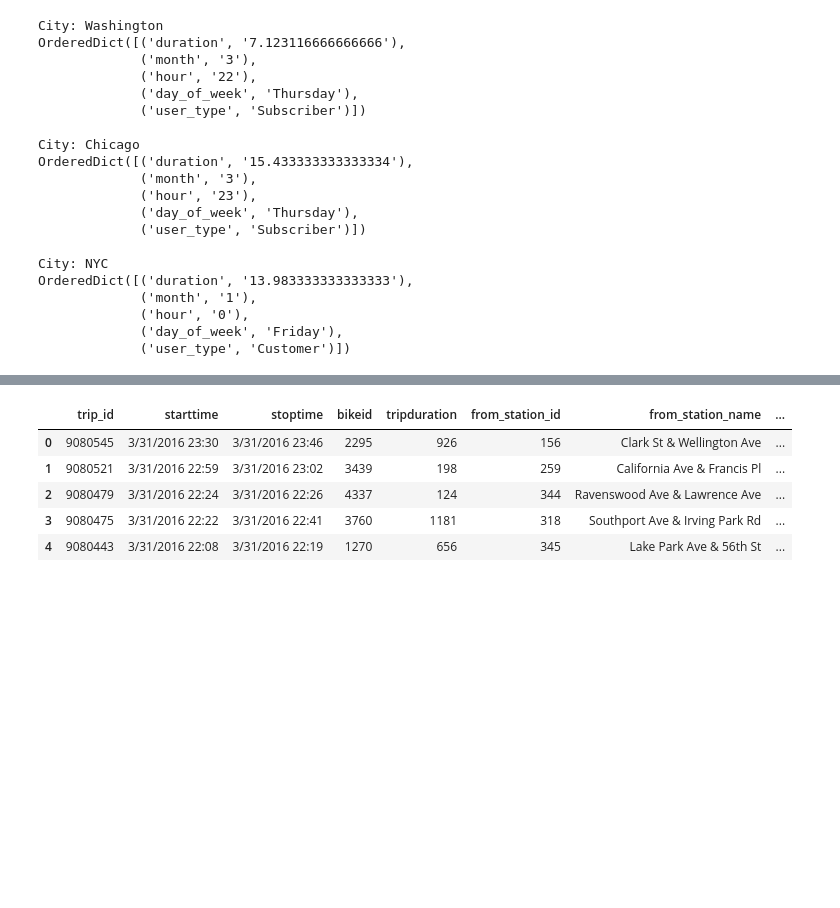
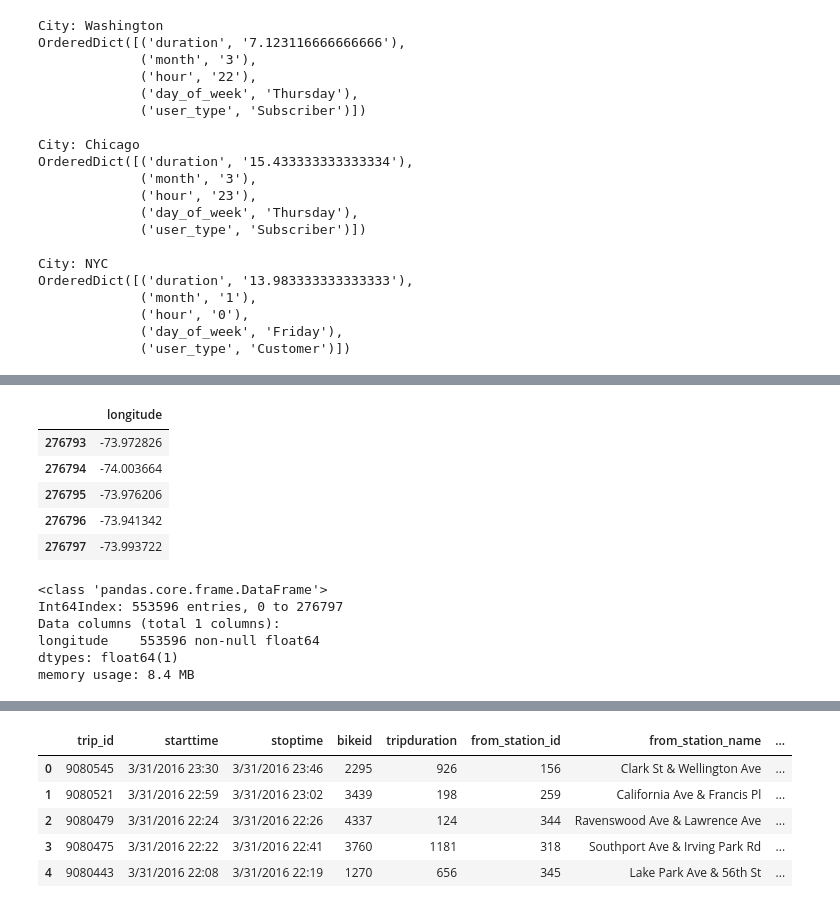
Before and after one commit to manuelfreude/bikeshare-NYC-geo-streams, a Jupyter notebook: Bike_Share_Analysis_Beta.ipynb, the cells around one changed output, grey strips where cells are left out. Saved outputs shown, nothing was run; the diff lists cells and outputs as text; code cells hidden in the pictures; blank space fills up the shorter version.

```diff
--- a/Bike_Share_Analysis_Beta.ipynb
+++ b/Bike_Share_Analysis_Beta.ipynb
@@ -316,0 +536,18 @@ NYC_long.head()
+# %%
+NYC_lon.tail()
+# %% [output]
+|  | longitude |
+| 276793 | -73.972826 |
+| 276794 | -74.003664 |
+| 276795 | -73.976206 |
+| 276796 | -73.941342 |
+| 276797 | -73.993722 |
+# %%
+NYC_lon.info()
+# %% [output]
+<class 'pandas.core.frame.DataFrame'>
+Int64Index: 553596 entries, 0 to 276797
+Data columns (total 1 columns):
+longitude    553596 non-null float64
+dtypes: float64(1)
+memory usage: 8.4 MB
```
Also changed, not shown: parts of 20 cells of this notebook.
